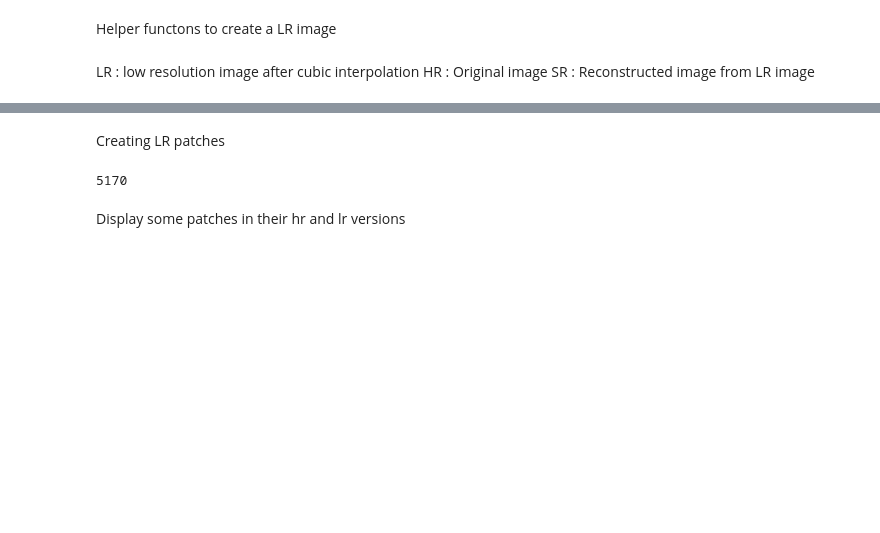
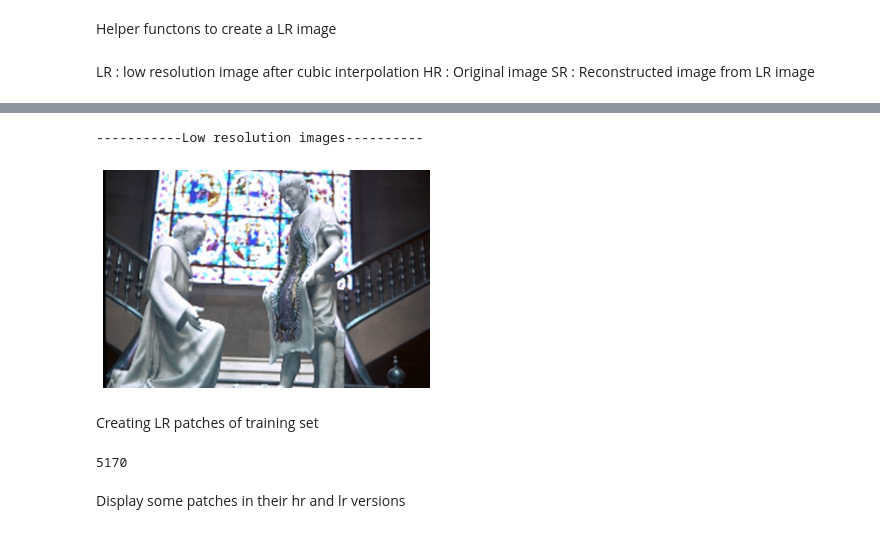
Before and after one commit to AnupamaRajkumar/AppliedDeepLearning, a Jupyter notebook: SuperResolution.ipynb, the cells around one changed output, grey strips where cells are left out. Saved outputs shown, nothing was run; the diff lists cells and outputs as text; code cells hidden in the pictures; blank space fills up the shorter version.

```diff
--- a/SuperResolution.ipynb
+++ b/SuperResolution.ipynb
@@ -152,0 +160,10 @@ for hr in hrImgs:
+# %%
+plt.figure()
+print('-----------Low resolution images----------')
+for i, ind in enumerate(selected):
+  #plt.subplot(3, 5, i+1)
+  plt.imshow(convertYCrCbToRGB(lrImgs[ind]))
+  plt.axis('off')
+# %% [output]
+-----------Low resolution images----------
+[figure, added]
@@ -153,5 +173,5 @@ for hr in hrImgs:
 # %% [markdown]
-Creating LR patches
+Creating LR patches of training set
 # %%
 lrPatch = []
 for p_Idx in patches:
```
Also changed, not shown: parts of 28 cells of this notebook.
